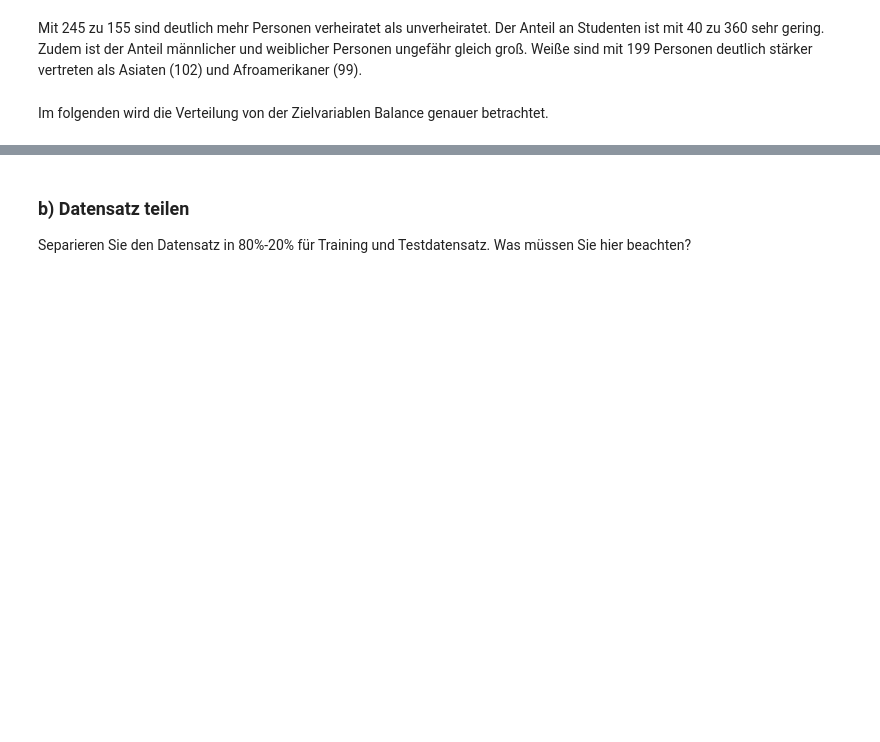
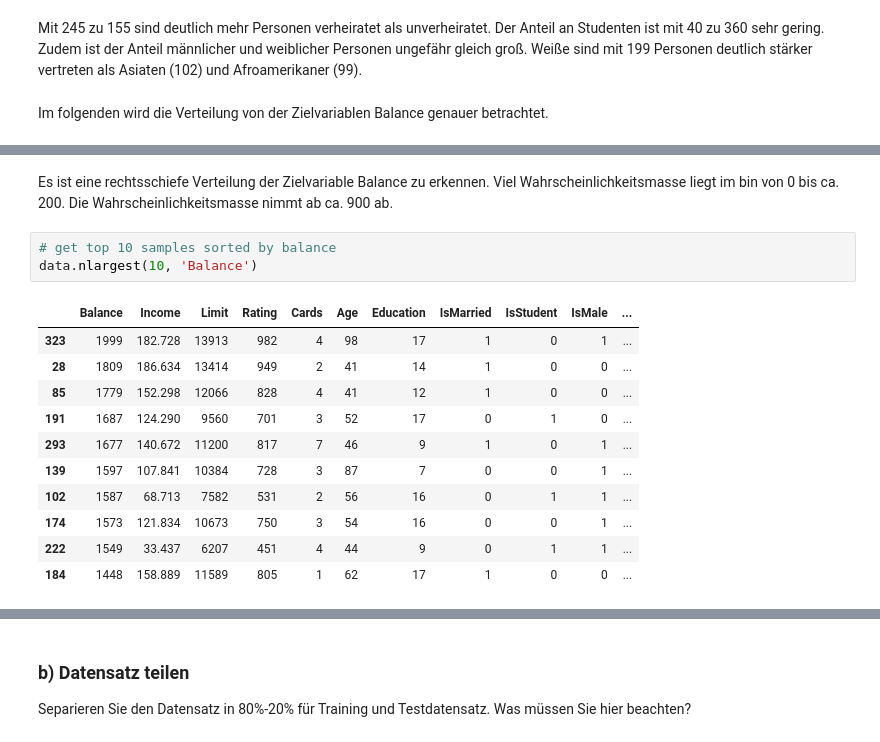
Before and after one commit to tecoKIT/smart-data-analytics, a Jupyter notebook: Uebung1/Exercise4_Carmen.ipynb, the cells around one changed output, grey strips where cells are left out. Saved outputs shown, nothing was run; the diff lists cells and outputs as text; blank space fills up the shorter version.

```diff
--- a/Uebung1/Exercise4_Carmen.ipynb
+++ b/Uebung1/Exercise4_Carmen.ipynb
@@ -238,0 +230,17 @@ Im folgenden wird die Verteilung von der Zielvariablen Balance genauer betrachte
+# %% [markdown]
+Es ist eine rechtsschiefe Verteilung der Zielvariable Balance zu erkennen. Viel Wahrscheinlichkeitsmasse liegt im bin von 0 bis ca. 200. Die Wahrscheinlichkeitsmasse nimmt ab ca. 900 ab.
+# %%
+# get top 10 samples sorted by balance
+data.nlargest(10, 'Balance')
+# %% [output]
+|  | Balance | Income | Limit | Rating | Cards | Age | Education | IsMarried | IsStudent | IsMale | ... |
+| 323 | 1999 | 182.728 | 13913 | 982 | 4 | 98 | 17 | 1 | 0 | 1 | ... |
+| 28 | 1809 | 186.634 | 13414 | 949 | 2 | 41 | 14 | 1 | 0 | 0 | ... |
+| 85 | 1779 | 152.298 | 12066 | 828 | 4 | 41 | 12 | 1 | 0 | 0 | ... |
+| 191 | 1687 | 124.290 | 9560 | 701 | 3 | 52 | 17 | 0 | 1 | 0 | ... |
+| 293 | 1677 | 140.672 | 11200 | 817 | 7 | 46 | 9 | 1 | 0 | 1 | ... |
+| 139 | 1597 | 107.841 | 10384 | 728 | 3 | 87 | 7 | 0 | 0 | 1 | ... |
+| 102 | 1587 | 68.713 | 7582 | 531 | 2 | 56 | 16 | 0 | 1 | 1 | ... |
+| 174 | 1573 | 121.834 | 10673 | 750 | 3 | 54 | 16 | 0 | 0 | 1 | ... |
+| 222 | 1549 | 33.437 | 6207 | 451 | 4 | 44 | 9 | 0 | 1 | 1 | ... |
+| 184 | 1448 | 158.889 | 11589 | 805 | 1 | 62 | 17 | 1 | 0 | 0 | ... |
```
Also changed, not shown: parts of 9 cells of this notebook.
